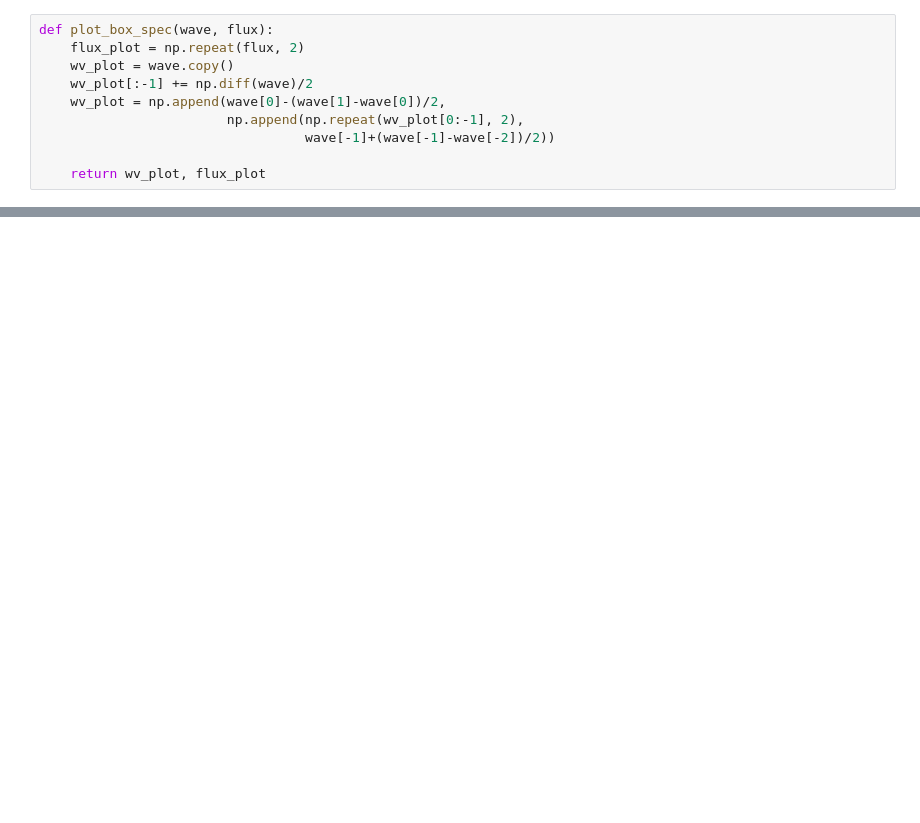
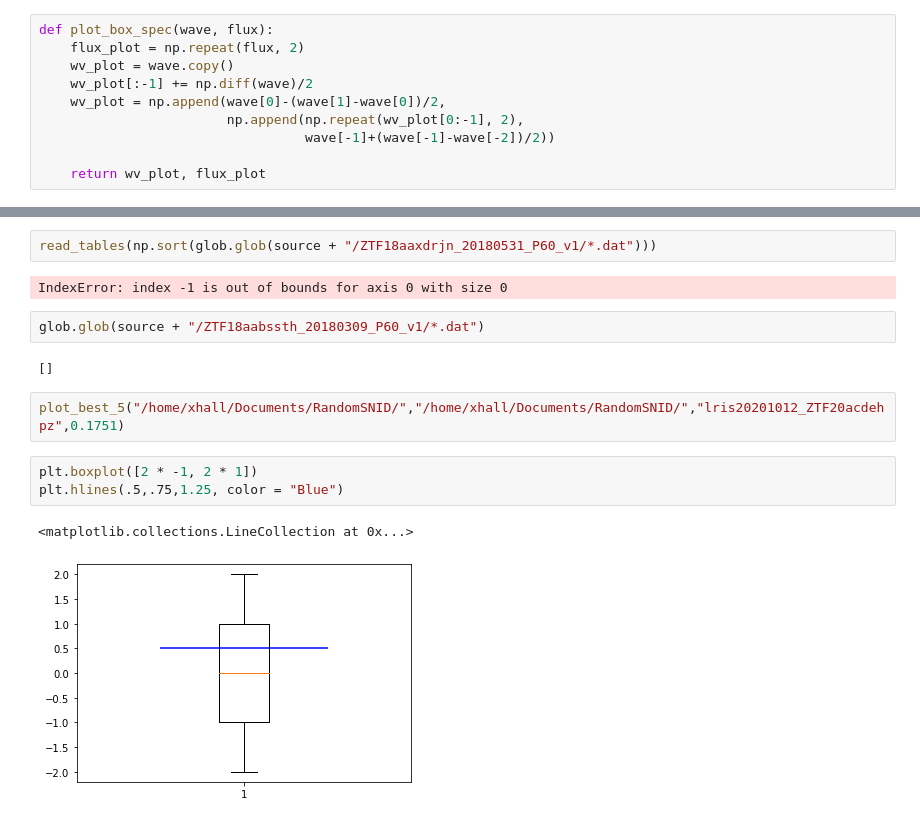
Before and after one commit to Hallflower20/supernova-spectrum-analysis, a Jupyter notebook: SNIDNewZTF/NewGraph.ipynb, the cells around one changed output, grey strips where cells are left out. Cells and saved outputs as stored; diff of their text form; blank space fills up the shorter version.

```diff
--- a/SNIDNewZTF/NewGraph.ipynb
+++ b/SNIDNewZTF/NewGraph.ipynb
@@ -97,0 +158,16 @@ for i in RedshiftClass:
+# %%
+read_tables(np.sort(glob.glob(source + "/ZTF18aaxdrjn_20180531_P60_v1/*.dat")))
+# %% [output]
+IndexError: index -1 is out of bounds for axis 0 with size 0
+# %%
+glob.glob(source + "/ZTF18aabssth_20180309_P60_v1/*.dat")
+# %% [output]
+[]
+# %%
+plot_best_5("/home/xhall/Documents/RandomSNID/","/home/xhall/Documents/RandomSNID/","lris20201012_ZTF20acdehpz",0.1751)
+# %%
+plt.boxplot([2 * -1, 2 * 1])
+plt.hlines(.5,.75,1.25, color = "Blue")
+# %% [output]
+<matplotlib.collections.LineCollection at 0x...>
+[figure, added]
```
Also changed, not shown: parts of 12 cells of this notebook, 12 other files.
